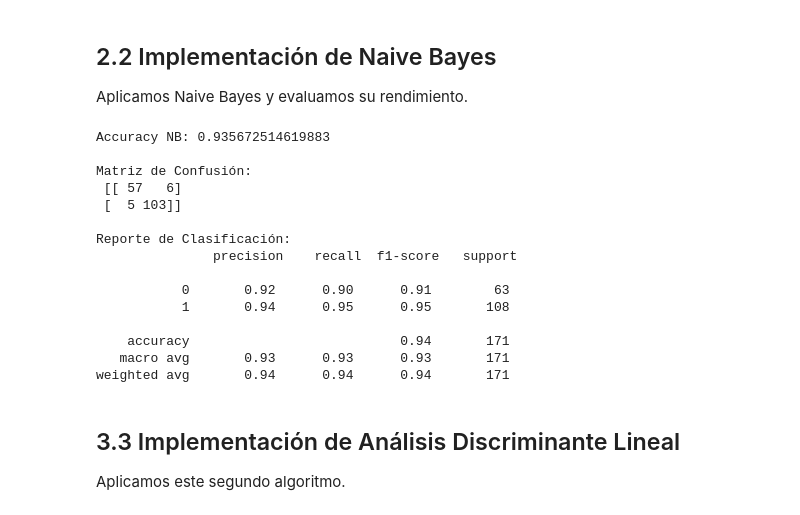
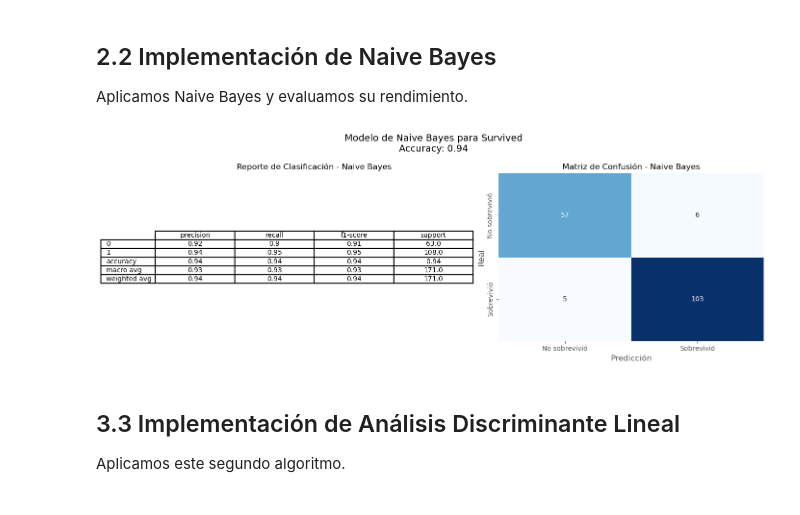
Before and after one commit to Godoca2/Machine-Learning, a Jupyter notebook: Scripts/ML_Lab3_DataSet_breast_cancer.ipynb, the cells around one changed output. Saved outputs shown, nothing was run; the diff lists cells and outputs as text; code cells hidden in the pictures.

```diff
--- a/Scripts/ML_Lab3_DataSet_breast_cancer.ipynb
+++ b/Scripts/ML_Lab3_DataSet_breast_cancer.ipynb
@@ -302,39 +295,50 @@ Tamaño del conjunto de prueba: (171, 30)
 ## 2.2 Implementación de Naive Bayes
 
 Aplicamos Naive Bayes y evaluamos su rendimiento.
-# %%
-from sklearn.naive_bayes import GaussianNB
-from sklearn.metrics import accuracy_score, classification_report, confusion_matrix
-
-# Instanciar el modelo
-nb_model = GaussianNB()
-
-# Entrenar el modelo
-nb_model.fit(X_train, y_train)
-
-# Predecir en el conjunto de prueba
-y_pred = nb_model.predict(X_test)
-
-# Evaluar el modelo
-print("Accuracy NB:", accuracy_score(y_test, y_pred))
-print("\nMatriz de Confusión:\n", confusion_matrix(y_test, y_pred))
-print("\nReporte de Clasificación:\n", classification_report(y_test, y_pred))
-# %% [output]
-Accuracy NB: 0.935672514619883
-
-Matriz de Confusión:
- [[ 57   6]
- [  5 103]]
-
-Reporte de Clasificación:
-               precision    recall  f1-score   support
-
-           0       0.92      0.90      0.91        63
-           1       0.94      0.95      0.95       108
-
-    accuracy                           0.94       171
-   macro avg       0.93      0.93      0.93       171
-weighted avg       0.94      0.94      0.94       171
+# %%
+from sklearn.naive_bayes import GaussianNB
+from sklearn.metrics import accuracy_score, classification_report, confusion_matrix
+
+
+# Instanciar el modelo
+nb_model = GaussianNB()
+
+# Entrenar el modelo
+nb_model.fit(X_train, y_train)
+
+# Predecir en el conjunto de prueba
+y_pred_nb = nb_model.predict(X_test)
+
+# Evaluar el modelo
+accuracy_nb = accuracy_score(y_test, y_pred_nb)
+conf_matrix_nb = confusion_matrix(y_test, y_pred_nb)
+report_df_nb = pd.DataFrame(classification_report(y_test, y_pred_nb, output_dict=True)).transpose().round(2)
+
+# Resultados del modelo Naive Bayes
+fig, ax = plt.subplots(1, 2, figsize=(14, 5))
+fig.suptitle(f'Modelo de Naive Bayes para Survived\nAccuracy: {accuracy_nb:.2f}', fontsize=14)
+
+# Reporte de clasificación
+ax[0].set_title("Reporte de Clasificación - Naive Bayes", fontsize=12)
+ax[0].axis('off')
+table_nb = ax[0].table(cellText=report_df_nb.values, colLabels=report_df_nb.columns, rowLabels=report_df_nb.index, cellLoc='center', loc='center', edges='BRTL')
+table_nb.auto_set_font_size(False)
+table_nb.set_fontsize(10)
+table_nb.scale(1.2, 1.2)
+for key, cell in table_nb.get_celld().items():
+    cell.set_linewidth(1.5)
+
+# Matriz de confusión
+sns.heatmap(conf_matrix_nb, annot=True, fmt="d", cmap="Blues", ax=ax[1], cbar=False,
+            xticklabels=['No sobrevivió', 'Sobrevivió'], yticklabels=['No sobrevivió', 'Sobrevivió'])
+ax[1].set_title("Matriz de Confusión - Naive Bayes", fontsize=12)
+ax[1].set_xlabel("Predicción")
+ax[1].set_ylabel("Real")
+
+plt.tight_layout()
+plt.show()
+# %% [output]
+[figure, added]
 # %% [markdown]
 ## 3.3 Implementación de Análisis Discriminante Lineal
 
```
Also changed, not shown: parts of 10 cells of this notebook.
